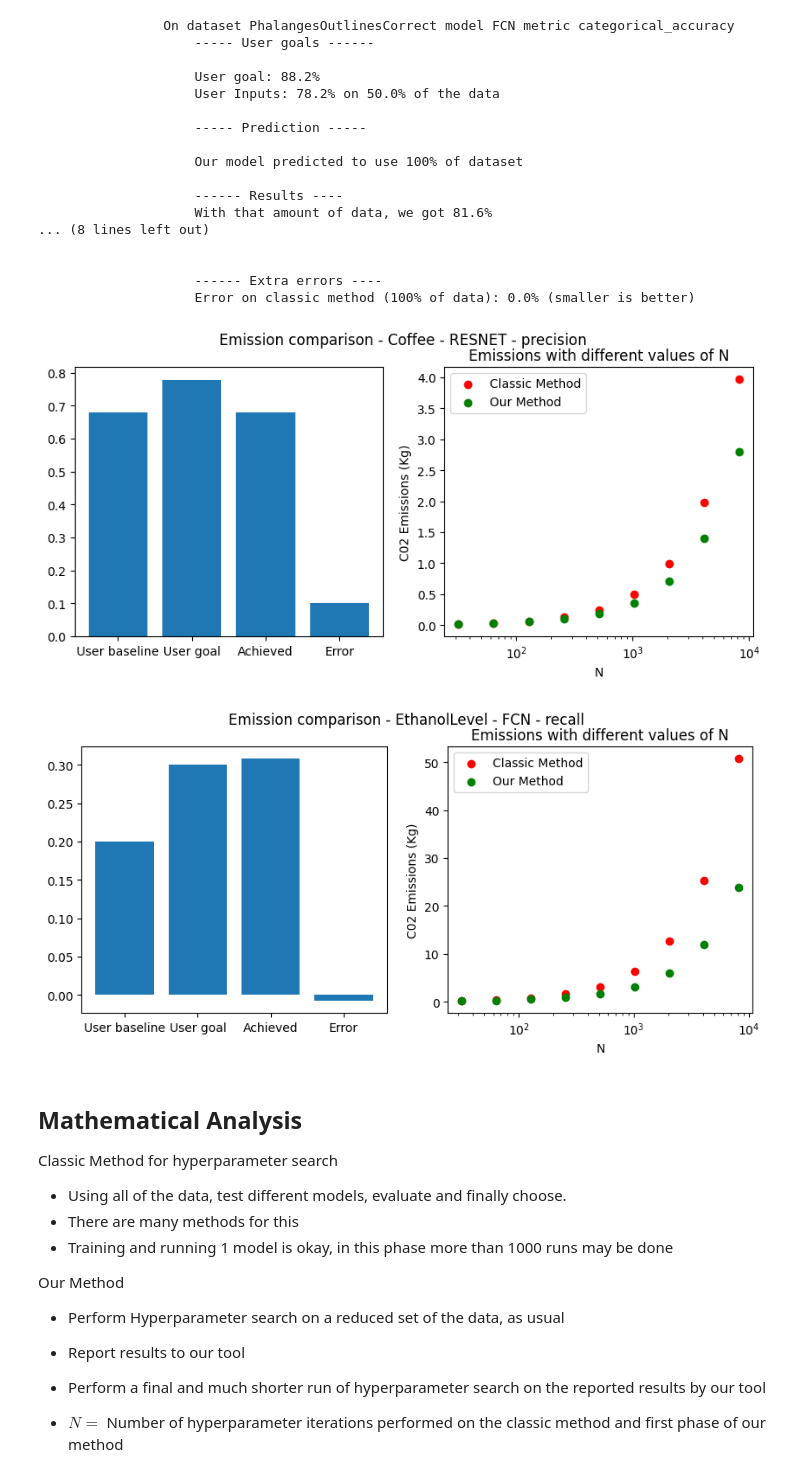
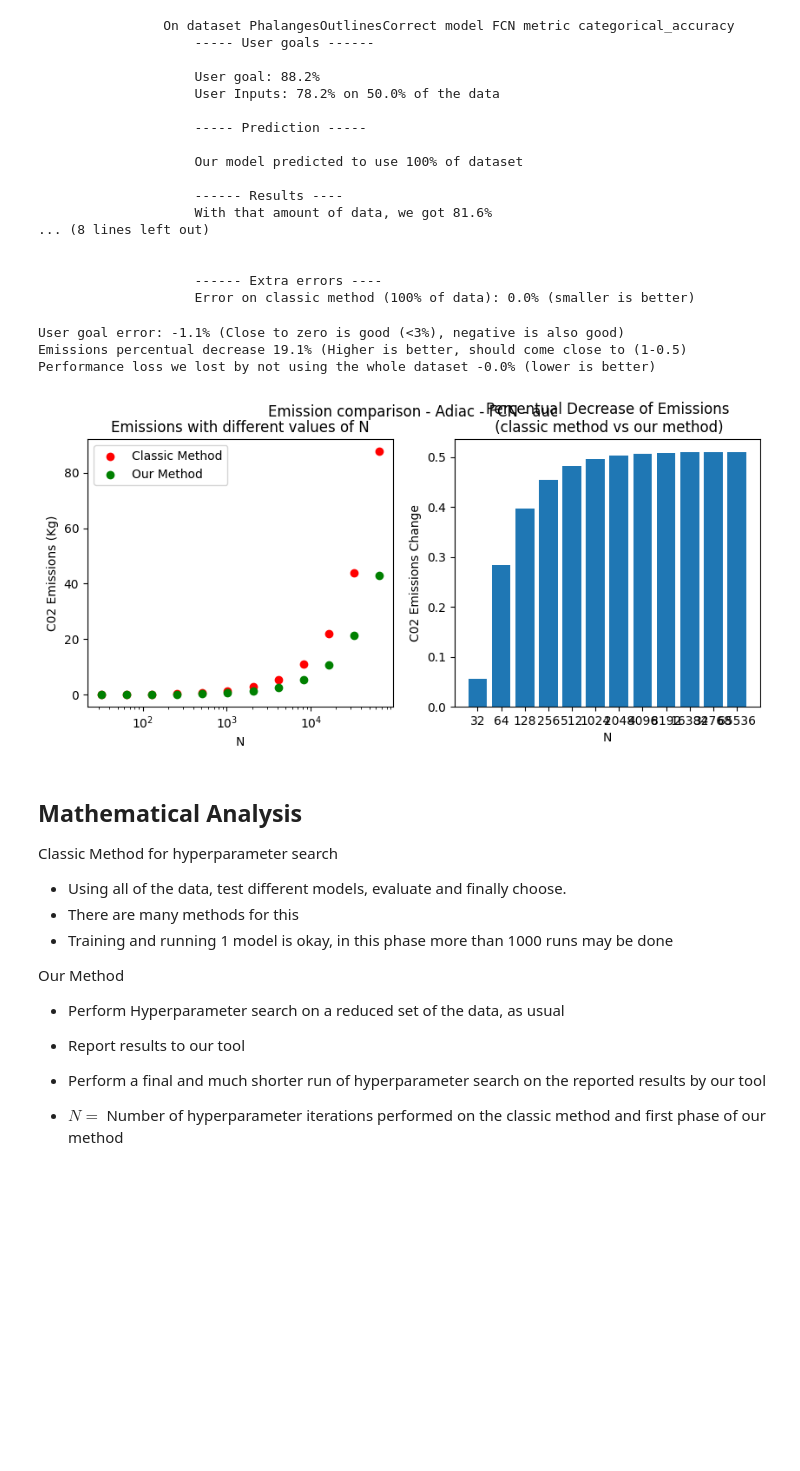
Before and after one commit to mfanselmo/Time-Series-Classification-GreenAI, a Jupyter notebook: tool-analysis/notebook.ipynb, the cells around one changed output. Cells and saved outputs as stored; diff of their text form; code cells hidden in the pictures; blank space fills up the shorter version.

```diff
--- a/tool-analysis/notebook.ipynb
+++ b/tool-analysis/notebook.ipynb
@@ -59,7 +59,7 @@ DATASET_NAMES = []
 MODEL_NAMES = []
 
 MODEL_TYPES = ['SIMPLE_CNN', 'SIMPLE_MLP', 'RESNET', 'Other']
-DATA_TYPES = ['Sensor', 'Spectro', 'Image', 'Device', 'Motion', 'Other']
+DATA_TYPES = ['Sensor', 'Spectro', 'Image', 'Device', 'Motion', 'EOG', 'Traffic', 'ECG', 'Simulated', 'Other']
 METRICS = ['f1_score', 'auc', 'categorical_accuracy', 'precision', 'recall']
 REDUCING_METHODS = ['keep_distributions', 'balance_classes']
 
@@ -351,10 +358,10 @@ for sample in test_df.iterrows():
                     ------ Extra errors ----
                     Error on classic method (100% of data): 0.0% (smaller is better)
 # %%
-train_df, test_df = get_samples(time_series_experiment_curves_df, 2)
+train_df, test_df = get_samples(time_series_experiment_curves_df, 10)
 results = []
 
-hyper_search_iterations = 2**np.arange(5, 14)
+hyper_search_iterations = 2**np.arange(5, 17)
 
 for sample in test_df.iterrows():
     sample = sample[1]
@@ -362,26 +369,41 @@ for sample in test_df.iterrows():
         results.append(simulate_user_experiment(time_series_runs_df, train_df, sample, search_iterations, verbose=False))
 
 results_df = pd.DataFrame(results)
-# %%
-for (dataset, model, metric), group in results_df.groupby(['dataset','model','metric']):
-
-    fig, (ax1, ax2) = plt.subplots(1, 2)
-    fig.suptitle(f"Emission comparison - {dataset} - {model} - {metric}")
-
-    ax1.bar(['User baseline', 'User goal', 'Achieved', 'Error'], group[['base_experiment_metric_result', 'user_goal', 'real_result', 'goal_error']].mean())
-
-
-
-    ax2.scatter(group['phase_one_hyperparameter_search_iterations'], group['classic_method_emissions_kg'], c='r', label='Classic Method')
-    ax2.scatter(group['phase_one_hyperparameter_search_iterations'], group['our_method_emissions_kg'], c='g', label='Our Method')
-    ax2.set_xscale('log')
-    ax2.set_title('Emissions with different values of N')
-    ax2.set_xlabel('N')
-    ax2.set_ylabel('C02 Emissions (Kg)')
-    ax2.legend()
-# %% [output]
-[figure, removed]
-[figure, removed]
+# %%
+summary_columns = ['user_goal_error', 'emissions_percentual_decrease', 'performance_loss_vs_full_dataset', 'tool_suggested_dataset_percent']
+
+user_goal_error, emissions_percentual_decrease, performance_loss_vs_full_dataset, tool_suggested_dataset_percent = results_df.query(f"phase_one_hyperparameter_search_iterations == {hyper_search_iterations[-1]}")[summary_columns].mean(numeric_only=True)
+
+print(f"User goal error: {show_percentage(user_goal_error)} (Close to zero is good (<3%), negative is also good)")
+print(f"Emissions percentual decrease {show_percentage(-emissions_percentual_decrease)} (Higher is better, should come close to (1-0.5)")
+print(f"Performance loss we lost by not using the whole dataset {show_percentage(performance_loss_vs_full_dataset)} (lower is better)")
+# %% [output]
+User goal error: -1.1% (Close to zero is good (<3%), negative is also good)
+Emissions percentual decrease 19.1% (Higher is better, should come close to (1-0.5)
+Performance loss we lost by not using the whole dataset -0.0% (lower is better)
+# %%
+for (dataset, model, metric), group in results_df.groupby(['dataset','model','metric']):
+    fig, (ax1, ax2) = plt.subplots(1, 2)
+    fig.suptitle(f"Emission comparison - {dataset} - {model} - {metric}")
+
+#     ax1.bar(['User baseline', 'User goal', 'Achieved', 'Error'], group[['base_experiment_metric_result', 'user_goal', 'real_result', 'goal_error']].mean())
+
+    ax1.scatter(group['phase_one_hyperparameter_search_iterations'], group['classic_method_emissions_kg'], c='r', label='Classic Method')
+    ax1.scatter(group['phase_one_hyperparameter_search_iterations'], group['our_method_emissions_kg'], c='g', label='Our Method')
+    ax1.set_xscale('log')
+    ax1.set_title('Emissions with different values of N')
+    ax1.set_xlabel('N')
+    ax1.set_ylabel('C02 Emissions (Kg)')
+    ax1.legend()
+
+    ax2.bar(np.array(group['phase_one_hyperparameter_search_iterations'], dtype='str'), -group['emissions_percentual_decrease'])
+    ax2.set_title('Percentual Decrease of Emissions\n (classic method vs our method)')
+    ax2.set_xlabel('N')
+    ax2.set_ylabel('C02 Emissions Change')
+
+    break
+# %% [output]
+[figure, added]
 # %% [markdown]
 ## Mathematical Analysis
 
```
Also changed, not shown: parts of 4 cells of this notebook.
